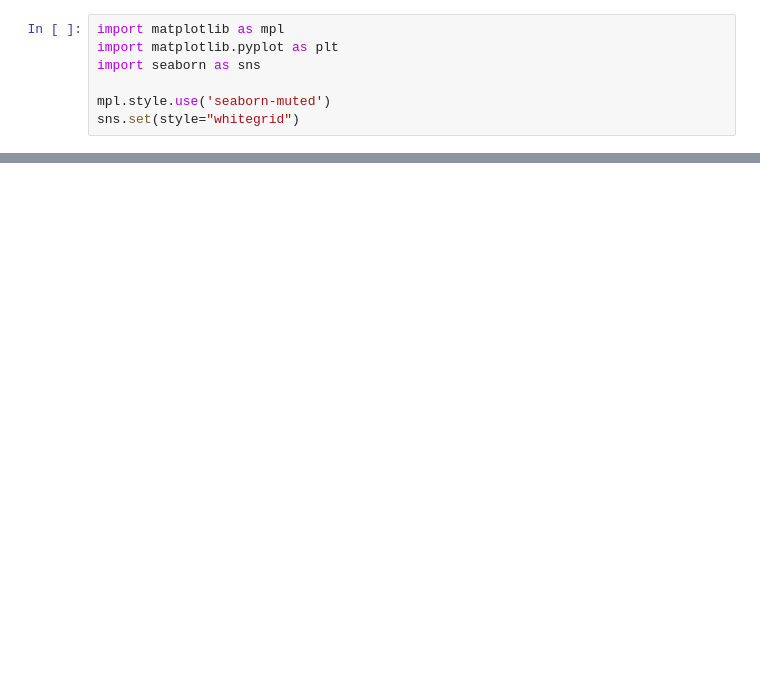
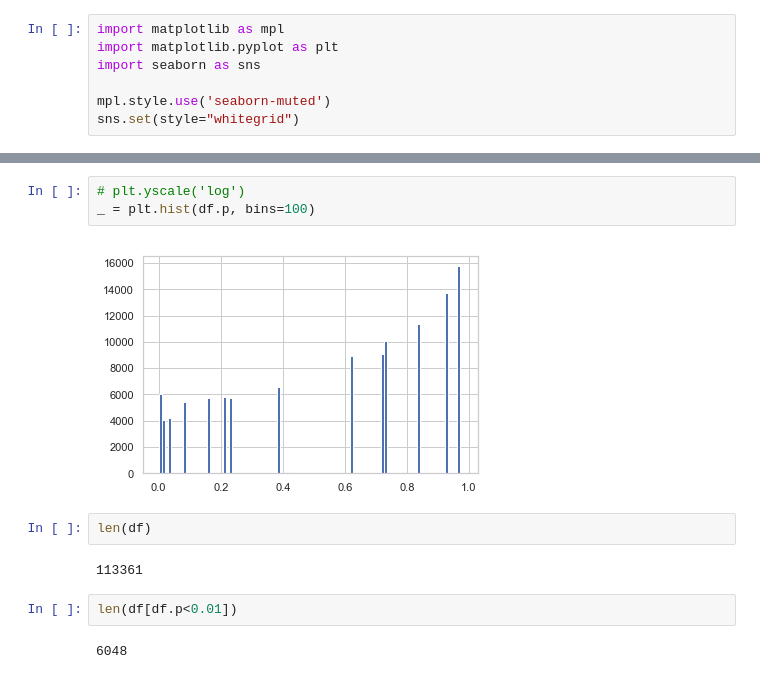
Before and after one commit to isaacOnline/headline-parser, a Jupyter notebook: lstm.ipynb, the cells around one changed output, grey strips where cells are left out. Drawn from its saved outputs; the diff is of its cells as text; blank space fills up the shorter version.

```diff
--- a/lstm.ipynb
+++ b/lstm.ipynb
@@ -38,0 +67,13 @@ df = pd.DataFrame(rows, columns=('domain', 'span', 'pred', 'weight'))
+# %%
+# plt.yscale('log')
+_ = plt.hist(df.p, bins=100)
+# %% [output]
+[figure, added]
+# %%
+len(df)
+# %% [output]
+113361
+# %%
+len(df[df.p<0.01])
+# %% [output]
+6048
```
Also changed, not shown: parts of 25 cells of this notebook, 2 other files.
